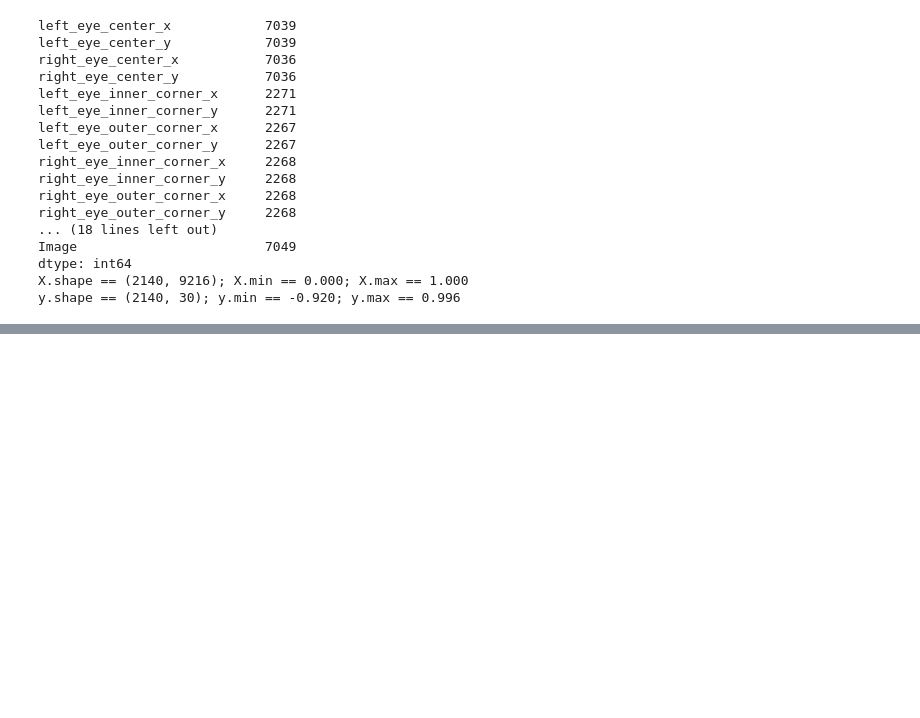
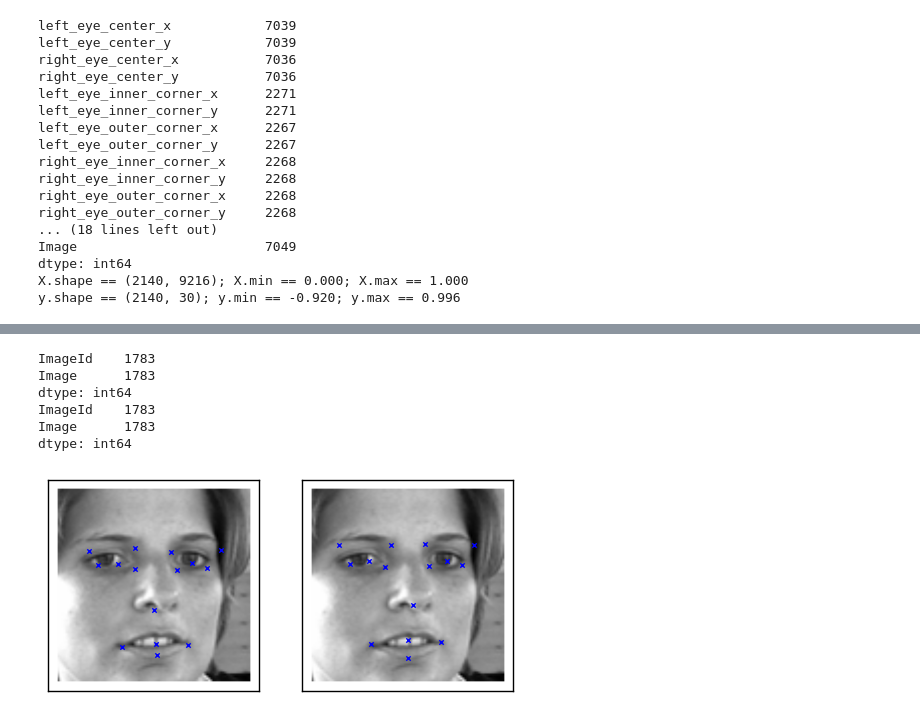
Before and after one commit to tingwenbao/Facial_KeyPoints_Detection, a Jupyter notebook: Baseline_Tingwen/Facial_Keypoints_Detection_Baseline_Tingwen.ipynb, the cells around one changed output, grey strips where cells are left out. Cells and saved outputs as stored; diff of their text form; code cells hidden in the pictures; blank space fills up the shorter version.

```diff
--- a/Baseline_Tingwen/Facial_Keypoints_Detection_Baseline_Tingwen.ipynb
+++ b/Baseline_Tingwen/Facial_Keypoints_Detection_Baseline_Tingwen.ipynb
@@ -139,0 +271,20 @@ NeuralNet(X_tensor_type=None,
+# %%
+sample1 = load(test=True)[0][6:7]
+sample2 = load2d(test=True)[0][6:7]
+y_pred1 = net1.predict(sample1)[0]
+y_pred2 = net2.predict(sample2)[0]
+
+fig = pyplot.figure(figsize=(6, 3))
+ax = fig.add_subplot(1, 2, 1, xticks=[], yticks=[])
+plot_sample(sample1[0], y_pred1, ax)
+ax = fig.add_subplot(1, 2, 2, xticks=[], yticks=[])
+plot_sample(sample1[0], y_pred2, ax)
+pyplot.show()
+# %% [output]
+ImageId    1783
+Image      1783
+dtype: int64
+ImageId    1783
+Image      1783
+dtype: int64
+[figure, added]
```
Also changed, not shown: parts of 23 cells of this notebook, 1 other file.
